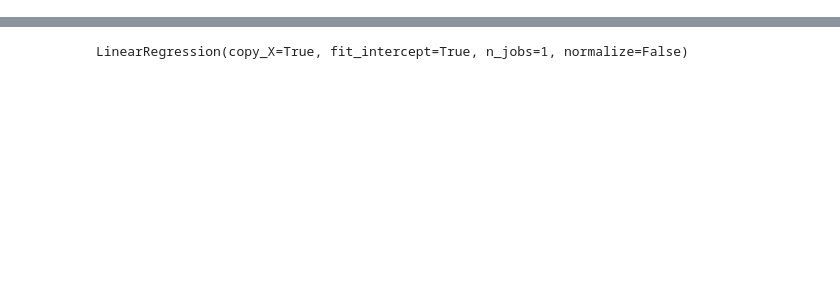
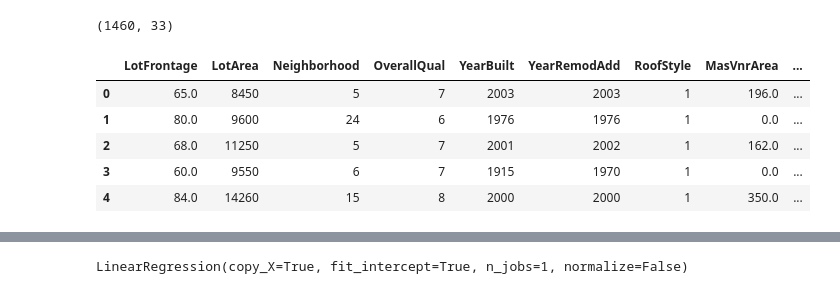
Before and after one commit to radz1/MachineLearn, a Jupyter notebook: HousePricesAssignment.ipynb, the cells around one changed output, grey strips where cells are left out. Saved outputs shown, nothing was run; the diff lists cells and outputs as text; code cells hidden in the pictures; blank space fills up the shorter version.

```diff
--- a/HousePricesAssignment.ipynb
+++ b/HousePricesAssignment.ipynb
@@ -108,0 +59,12 @@ test_size=validation_size, random_state=42)
+# %%
+#Find the column which are correlated
+corr = train.corr(method='pearson')
+corr = corr.sort_values('SalePrice')
+
+correlatedCol = corr['SalePrice'][corr['SalePrice'].values > 0.2].index.values
+columnToDrop = list(set(trainColumns) - set(correlatedCol))
+
+print(corr['SalePrice'])
+print(correlatedCol)
+#correlatedCol
+print("columns to delete:",columnToDrop)
@@ -108,0 +89,16 @@ test_size=validation_size, random_state=42)
+# %%
+# Drop the columns
+train = train.drop(columnToDrop,axis=1)
+
+train.shape
+# %% [output]
+(1460, 33)
+# %%
+train.head()
+# %% [output]
+|  | LotFrontage | LotArea | Neighborhood | OverallQual | YearBuilt | YearRemodAdd | RoofStyle | MasVnrArea | ... |
+| 0 | 65.0 | 8450 | 5 | 7 | 2003 | 2003 | 1 | 196.0 | ... |
+| 1 | 80.0 | 9600 | 24 | 6 | 1976 | 1976 | 1 | 0.0 | ... |
+| 2 | 68.0 | 11250 | 5 | 7 | 2001 | 2002 | 1 | 162.0 | ... |
+| 3 | 60.0 | 9550 | 6 | 7 | 1915 | 1970 | 1 | 0.0 | ... |
+| 4 | 84.0 | 14260 | 15 | 8 | 2000 | 2000 | 1 | 350.0 | ... |
```
Also changed, not shown: parts of 16 cells of this notebook.
